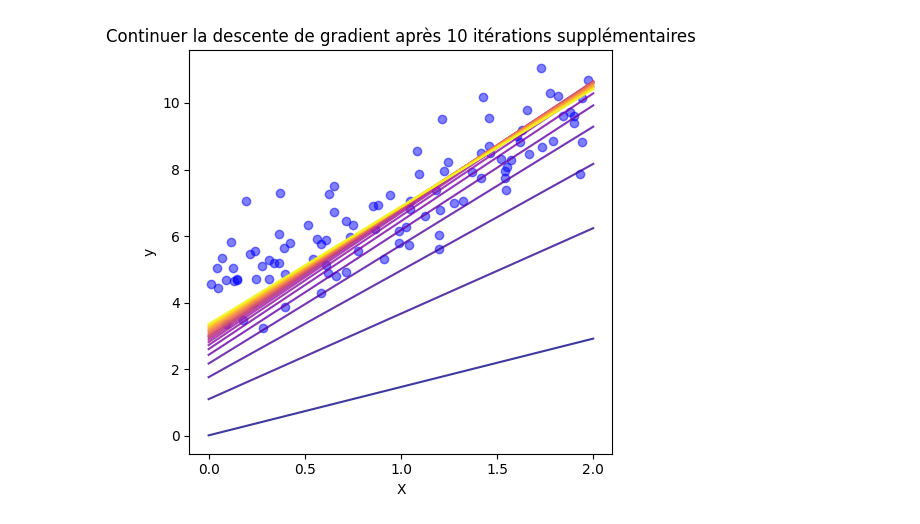
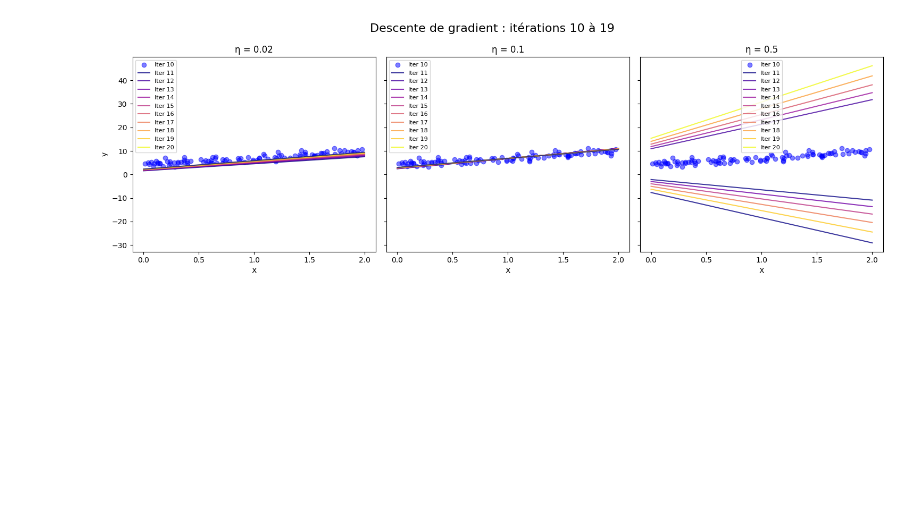
Before and after one commit to bruno-coulet/what-is-machine-learning, a Jupyter notebook: gradient_descent.ipynb, the cells around one changed output. Cells and saved outputs as stored; diff of their text form; code cells hidden in the pictures; blank space fills up the shorter version.

```diff
--- a/gradient_descent.ipynb
+++ b/gradient_descent.ipynb
@@ -245,51 +180,66 @@ def gradient_descent(X_b, y, eta, n_iterations=10):
 
     return history
 
 # Continue la descente de gradient pour 10 itérations supplémentaires
 def continue_gradient_descent(X_b, y, eta, n_iterations=10, initial_theta=None):
     if initial_theta is None:
         initial_theta = np.random.randn(2, 1)  # Initialisation aléatoire si aucune valeur de theta donnée
 
     theta = initial_theta
     history = [theta.copy()]  # Stocke les valeurs de theta
 
     for iteration in range(n_iterations):
         gradients = 2/m * X_b.T @ (X_b @ theta - y)
         theta = theta - eta * gradients
         history.append(theta.copy())  # Sauvegarde de l'évolution
 
     return history
 
 # Paramètres d'apprentissage
-eta = 0.1
+etas = [0.02, 0.1, 0.5]
 n_iterations = 10  # Nombre d'itérations supplémentaires
 
-# Premières itérations
-history = gradient_descent(X_b, y, eta, n_iterations)
+# Création des sous-graphiques pour afficher les 10 itérations suivantes pour chaque eta
+fig, axes = plt.subplots(1, 3, figsize=(15, 5), sharey=True)
 
-# Continue la descente de gradient après les 10 premières itérations
-history_additional = continue_gradient_descent(X_b, y, eta, n_iterations, initial_theta=history[-1])
+X_range = np.array([[0], [2]])  # Intervalle pour afficher les lignes de régression
 
-# Création de nouveaux sous-graphiques pour afficher les 10 itérations suivantes
-fig, ax = plt.subplots(figsize=(5, 5))
+for ax, eta in zip(axes, etas):
+    # Phase 1 : Exécution des 10 premières itérations
+    history_initial = gradient_descent(X_b, y, eta, n_iterations)
 
-# Affichage du jeu d'entrainement en nuage de points
-ax.scatter(X, y, color='blue', alpha=0.5, label="Données")
+    # Phase 2 : Continuer la descente de gradient après les 10 premières itérations
+    history_additional = continue_gradient_descent(X_b, y, eta, n_iterations, initial_theta=history_initial[-1])
 
-# Créer une palette de couleurs pour toutes les itérations (10 + 10)
-colors = plt.cm.plasma(np.linspace(0, 1, len(history) + len(history_additional)))
+    # Affichage du jeu d'entrainement en nuage de points
+    ax.scatter(X, y, color='blue', alpha=0.5, label="Données")
 
-# Tracer les 10 premières droites ajustées et les 10 suivantes avec des couleurs variant
-for i, theta in enumerate(history + history_additional):
-    y_pred = theta[0] + theta[1] * X_range
-    # Choisir la couleur basée sur l'itération
-    ax.plot(X_range, y_pred, linestyle='-', color=colors[i], alpha=0.8)
+    # Palette de couleurs pour les 10 itérations suivantes (du vert au rouge)
+    colors = plt.cm.plasma(np.linspace(0, 1, n_iterations))
 
-ax.set_title(f"Continuer la descente de gradient après {n_iterations} itérations supplémentaires")
-ax.set_xlabel("X")
-ax.set_ylabel("y")
-ax.set_xticks(np.arange(0, 2.1, 0.5))  # graduations de 0 à 2 avec un pas de 0.5
+    # Légendes
+    legend_labels = []
+
+    # Tracer les 10 itérations suivantes (de 10 à 19)
+    for i, theta in enumerate(history_additional):
+        y_pred = theta[0] + theta[1] * X_range
+        ax.plot(X_range, y_pred, linestyle='-', color=colors[i % len(colors)], alpha=0.8)
+
+        # Ajouter le numéro d'itération à la légende
+        legend_labels.append(f"Iter {i + 10}")  # Ajouter 10 pour ces itérations
+
+    # Ajout du titre et des étiquettes
+    ax.set_title(f"η = {eta}")
+    ax.set_xlabel("X")
+    ax.set_xticks(np.arange(0, 2.1, 0.5))  # graduations de 0 à 2 avec un pas de 0.5
+    ax.legend(legend_labels, fontsize=8)  # Ajouter la légende avec les numéros d'itération
+
+axes[0].set_ylabel("y")  # Ajouter le label Y au premier graphe
+
+fig.suptitle("Descente de gradient : itérations 10 à 19", fontsize=16)  # Titre global
 plt.tight_layout()
+plt.subplots_adjust(top=0.85)  # Ajuste la position du titre global
+
 plt.show()
 # %% [output]
-[figure, old version]
+[figure, new version]
```
Also changed, not shown: parts of 8 cells of this notebook.
